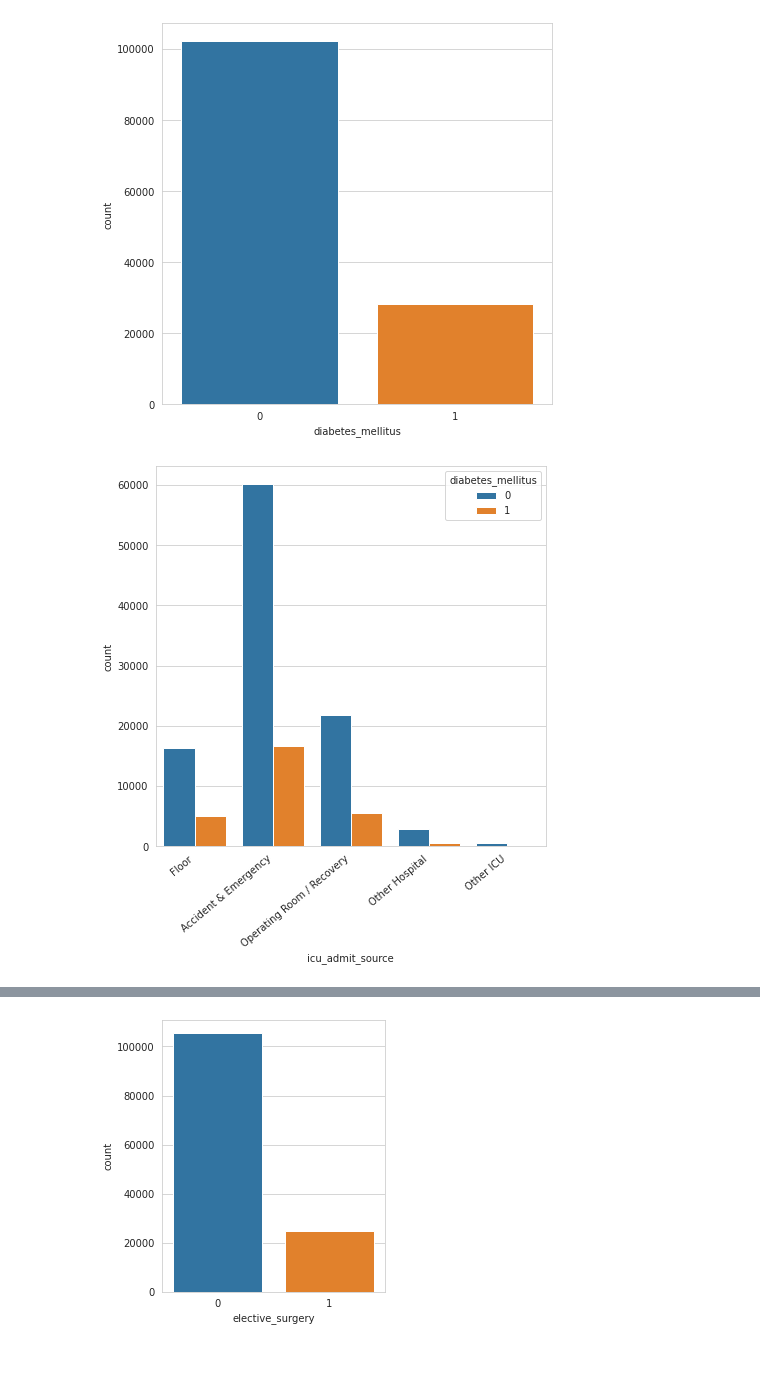
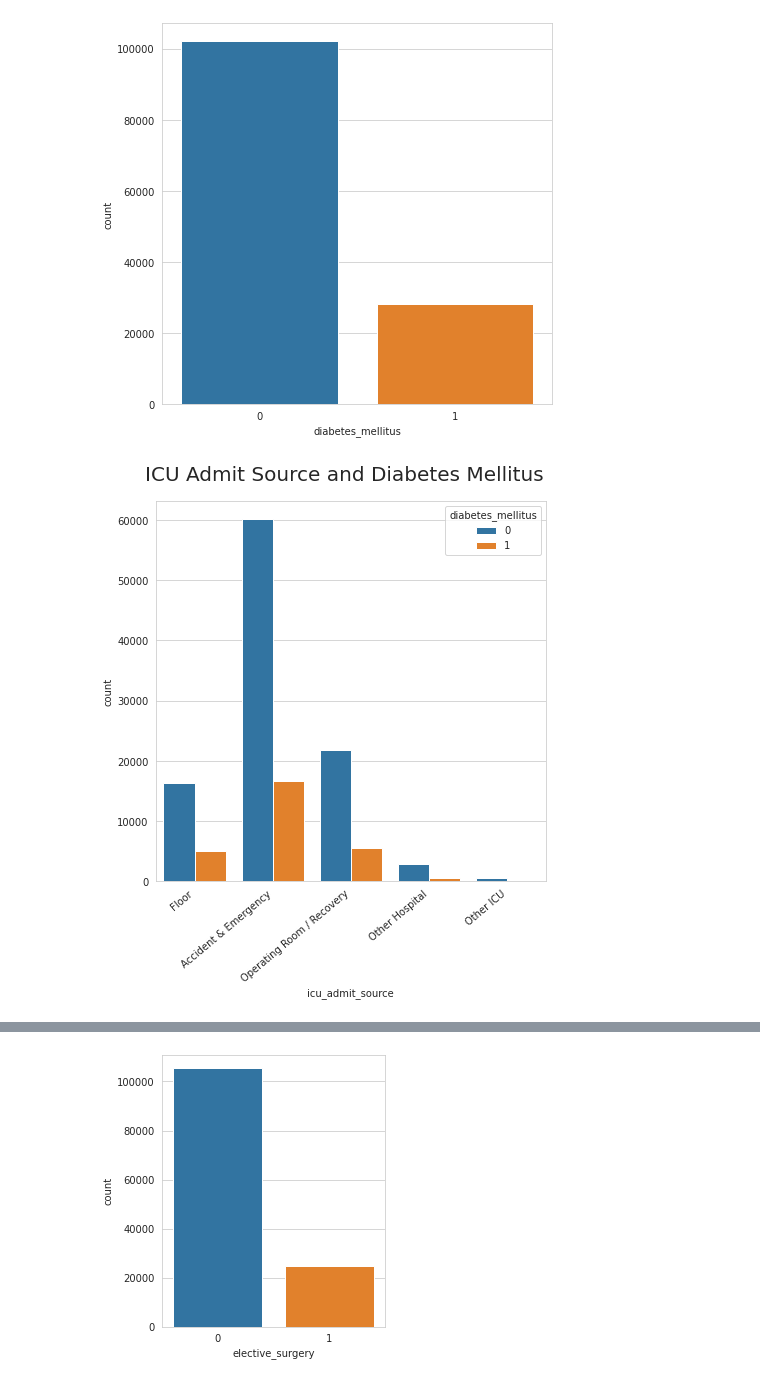
Before and after one commit to bvchand/Diabetes-detection-in-ICU-patients, a Jupyter notebook: diabetes_data_extraction.ipynb, the cells around one changed output, grey strips where cells are left out. Saved outputs shown, nothing was run; the diff lists cells and outputs as text; code cells hidden in the pictures.

```diff
--- a/diabetes_data_extraction.ipynb
+++ b/diabetes_data_extraction.ipynb
@@ -156,12 +158,12 @@ ax = sns.countplot(x='diabetes_mellitus',data=diabetes_train, ax=ax)
 # %%
 #plot to know the relationship of 'icu_addmit_source' with target.
 #We can use same plot for other attributes while deciding on feature selection
 fig, ax = plt.subplots(figsize=(7,7))
 ax=sns.countplot(x='icu_admit_source',hue='diabetes_mellitus',data=diabetes_train, ax=ax)
 ax.set_xticklabels(ax.get_xticklabels(), rotation=40, ha="right")
-plt.show()
+fig.suptitle("ICU Admit Source and Diabetes Mellitus", size = 20, y=0.95);
 # %% [output]
-[figure, old version]
+[figure, new version]
 # %%
 #plot to know the relationship of 'icu_stay_type' with target.
 fig, ax = plt.subplots(figsize=(7,7))
```
Also changed, not shown: parts of 7 cells of this notebook.
